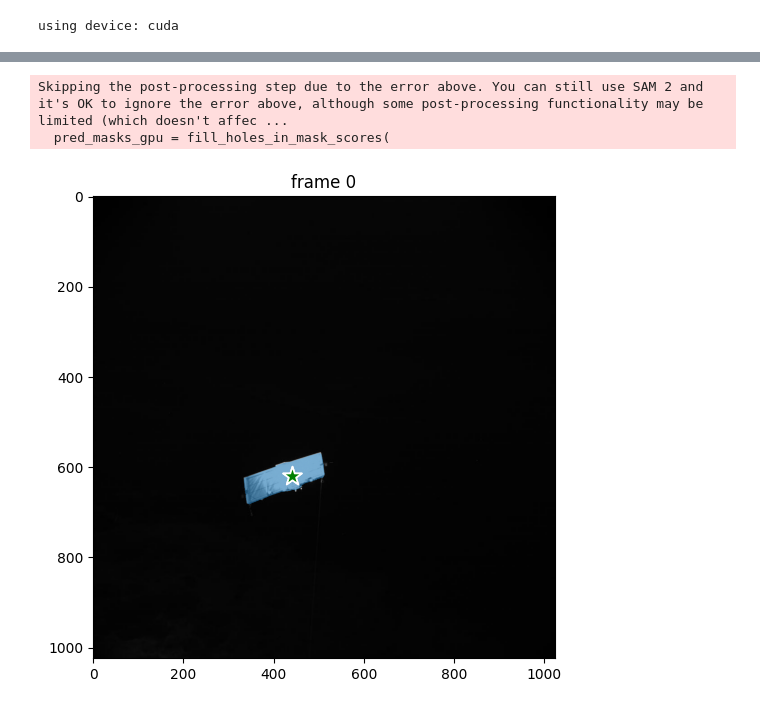
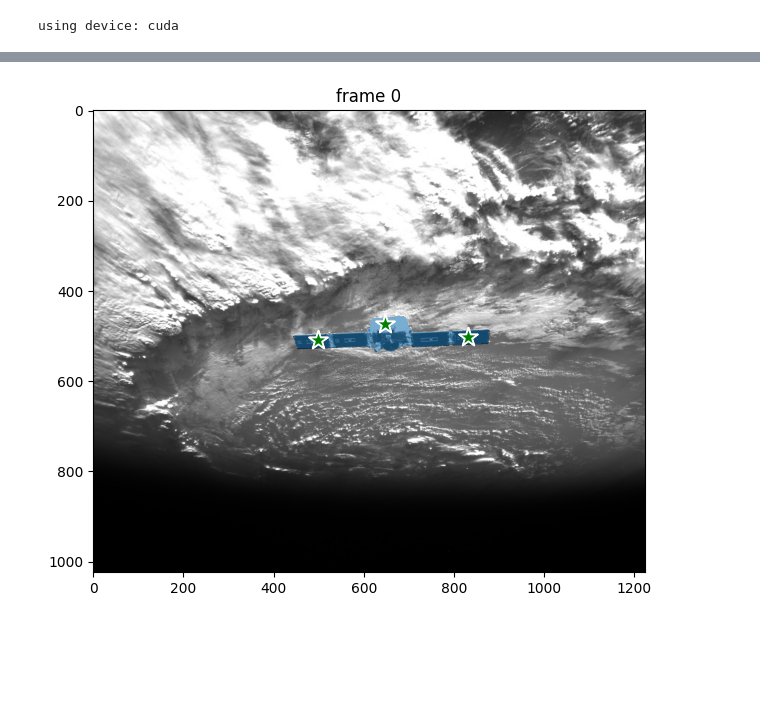
Before and after one commit to wuaodi/SAM2, a Jupyter notebook: notebooks/aodi_video_segmentation.ipynb, the cells around one changed output, grey strips where cells are left out. Drawn from its saved outputs; the diff is of its cells as text; code cells hidden in the pictures; blank space fills up the shorter version.

```diff
--- a/notebooks/aodi_video_segmentation.ipynb
+++ b/notebooks/aodi_video_segmentation.ipynb
@@ -57,7 +57,7 @@ model_cfg = "sam2_hiera_l.yaml"
 predictor = build_sam2_video_predictor(model_cfg, sam2_checkpoint, device=device)
 # %%
 # 加载数据
-video_dir = "./videos/spacecraft"
+video_dir = "./videos/davinci_raofei_3jpg_part"
 
 # scan all the JPEG frame names in this directory
 frame_names = [
@@ -94,8 +94,8 @@ prompts = {}  # hold all the clicks we add for visualization
 
 # 整体正点
 ann_obj_id = 0
-points = np.array([[440, 620]], dtype=np.float32)
-labels = np.array([1], np.int32)
+points = np.array([[499, 509], [648, 474], [832, 502]], dtype=np.float32)
+labels = np.array([1, 1, 1], np.int32)
 prompts[ann_obj_id] = points, labels
 
 # `add_new_points_or_box` returns masks for all objects added so far on this interacted frame
@@ -137,36 +137,34 @@ _, out_obj_ids, out_mask_logits = predictor.add_new_points_or_box(
     points=points,
     labels=labels,
 )
 
 # 右帆板正负点
 ann_obj_id = 2
 points = np.array([[480, 610], [440, 620]], dtype=np.float32)
 labels = np.array([1, 0], np.int32)
 prompts[ann_obj_id] = points, labels
 
 # `add_new_points_or_box` returns masks for all objects added so far on this interacted frame
 _, out_obj_ids, out_mask_logits = predictor.add_new_points_or_box(
     inference_state=inference_state,
     frame_idx=ann_frame_idx,
     obj_id=ann_obj_id,
     points=points,
     labels=labels,
 )
 """
 
 # cv2可视化第一帧图像和标注
 plt.figure(figsize=(9, 6))
 plt.title(f"frame {ann_frame_idx}")
 image = cv2.imread(os.path.join(video_dir, frame_names[ann_frame_idx]))
 plt.imshow(image)
 show_points(points, labels, plt.gca())
 for i, out_obj_id in enumerate(out_obj_ids):
     show_points(*prompts[out_obj_id], plt.gca())
     show_mask((out_mask_logits[i] > 0.0).cpu().numpy(), plt.gca(), obj_id=out_obj_id)
 # %% [output]
-Skipping the post-processing step due to the error above. You can still use SAM 2 and it's OK to ignore the error above, although some post-processing functionality may be limited (which doesn't affec ...
-  pred_masks_gpu = fill_holes_in_mask_scores(
-[figure, old version]
+[figure, new version]
 # %%
 # 在整个视频帧进行推理
 # run propagation throughout the video and collect the results in a dict
```
Also changed, not shown: parts of 3 cells of this notebook.
